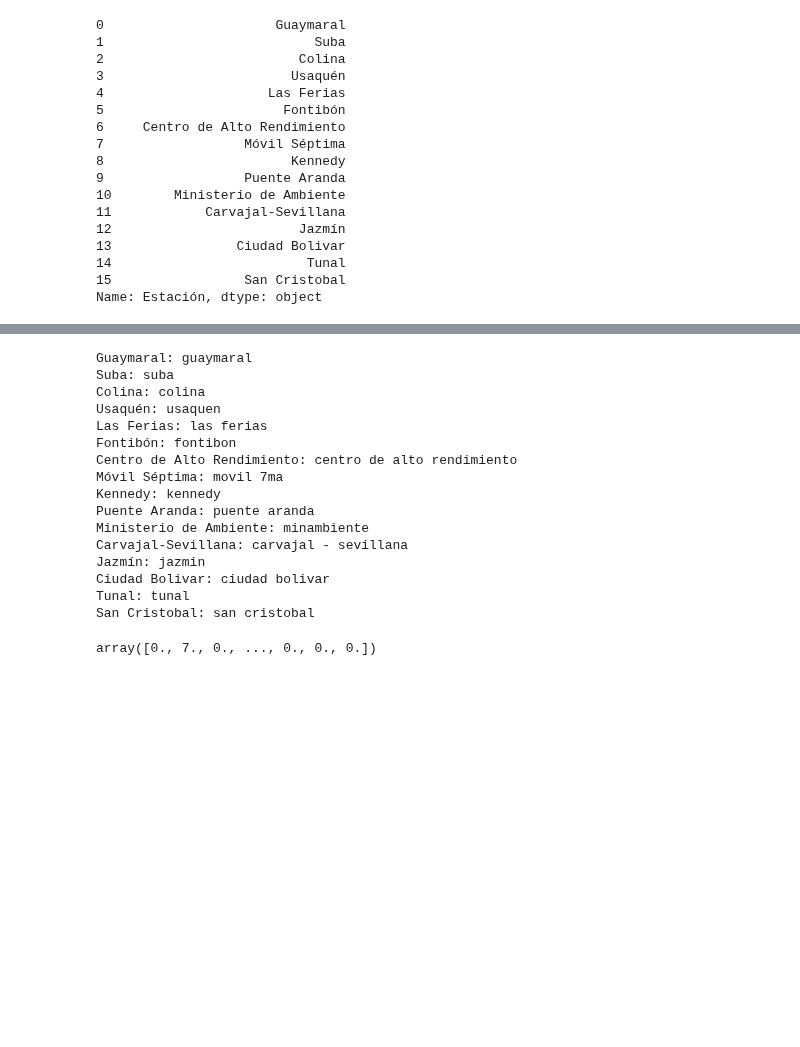
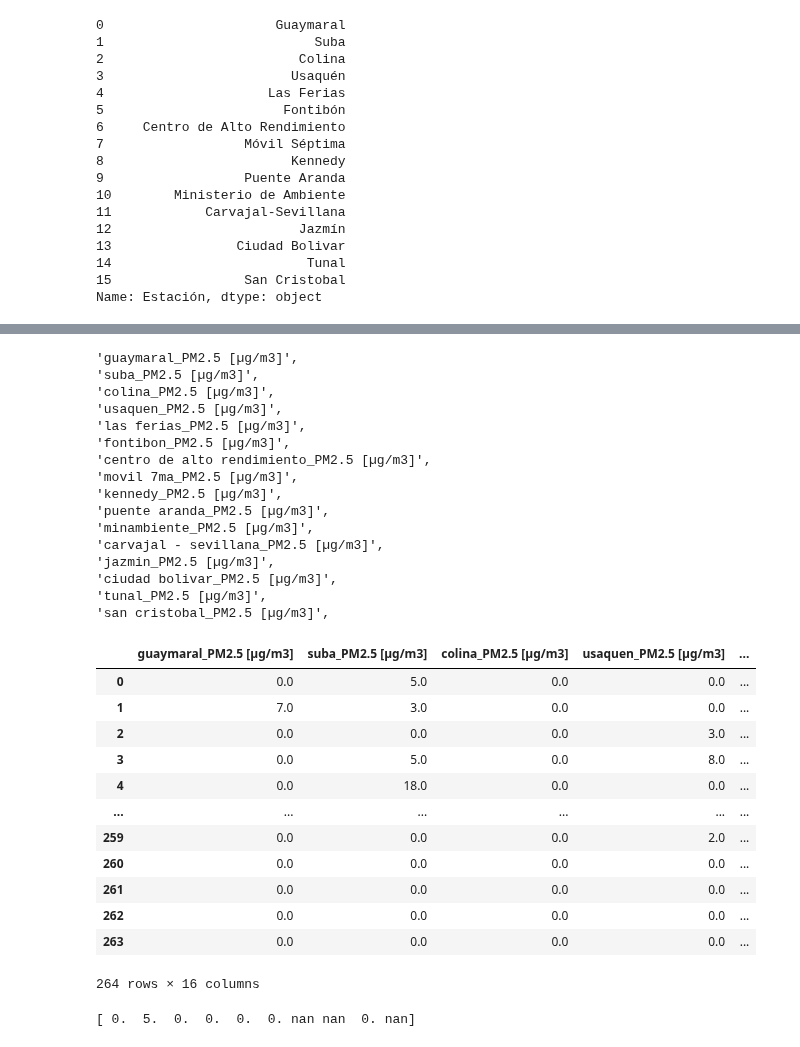
Before and after one commit to svargasro/Wildfire-Smoke-Spread-Over-Bogot-Workshops, a Jupyter notebook: Proyecto Final/Codigo/Analisis_de_Datos/Code/contaminacion_base.ipynb, the cells around one changed output, grey strips where cells are left out. Cells and saved outputs as stored; diff of their text form; code cells hidden in the pictures; blank space fills up the shorter version.

Commit message:
Reorganized PM data for convenience

```diff
--- a/Proyecto Final/Codigo/Analisis_de_Datos/Code/contaminacion_base.ipynb
+++ b/Proyecto Final/Codigo/Analisis_de_Datos/Code/contaminacion_base.ipynb
@@ -137,21 +151,21 @@ resultados = [estaciones[estacion] for estacion in orden if estacion in estacion
 
 # Imprimir los resultados
 for estacion, valor in zip(orden, resultados):
-    print(f"{estacion}: {valor}")
+    print(f"'{valor}_PM2.5 [µg/m3]',")
 # %% [output]
-Guaymaral: guaymaral
-Suba: suba
-Colina: colina
-Usaquén: usaquen
-Las Ferias: las ferias
-Fontibón: fontibon
-Centro de Alto Rendimiento: centro de alto rendimiento
-Móvil Séptima: movil 7ma
-Kennedy: kennedy
-Puente Aranda: puente aranda
-Ministerio de Ambiente: minambiente
-Carvajal-Sevillana: carvajal - sevillana
-Jazmín: jazmin
-Ciudad Bolivar: ciudad bolivar
-Tunal: tunal
-San Cristobal: san cristobal
+'guaymaral_PM2.5 [µg/m3]',
+'suba_PM2.5 [µg/m3]',
+'colina_PM2.5 [µg/m3]',
+'usaquen_PM2.5 [µg/m3]',
+'las ferias_PM2.5 [µg/m3]',
+'fontibon_PM2.5 [µg/m3]',
+'centro de alto rendimiento_PM2.5 [µg/m3]',
+'movil 7ma_PM2.5 [µg/m3]',
+'kennedy_PM2.5 [µg/m3]',
+'puente aranda_PM2.5 [µg/m3]',
+'minambiente_PM2.5 [µg/m3]',
+'carvajal - sevillana_PM2.5 [µg/m3]',
+'jazmin_PM2.5 [µg/m3]',
+'ciudad bolivar_PM2.5 [µg/m3]',
+'tunal_PM2.5 [µg/m3]',
+'san cristobal_PM2.5 [µg/m3]',
@@ -160 +172,40 @@ cont_base2 = cont_base[['Estación', 'x_cell', 'y_cell']]
+# %%
+cont_base2 = cont_base[['guaymaral_PM2.5 [µg/m3]',
+'suba_PM2.5 [µg/m3]',
+'colina_PM2.5 [µg/m3]',
+'usaquen_PM2.5 [µg/m3]',
+'las ferias_PM2.5 [µg/m3]',
+'fontibon_PM2.5 [µg/m3]',
+'centro de alto rendimiento_PM2.5 [µg/m3]',
+'movil 7ma_PM2.5 [µg/m3]',
+'kennedy_PM2.5 [µg/m3]',
+'puente aranda_PM2.5 [µg/m3]',
+'minambiente_PM2.5 [µg/m3]',
+'carvajal - sevillana_PM2.5 [µg/m3]',
+'jazmin_PM2.5 [µg/m3]',
+'ciudad bolivar_PM2.5 [µg/m3]',
+'tunal_PM2.5 [µg/m3]',
+'san cristobal_PM2.5 [µg/m3]']]
+# %%
+cont_base2
+# %% [output]
+|  | guaymaral_PM2.5 [µg/m3] | suba_PM2.5 [µg/m3] | colina_PM2.5 [µg/m3] | usaquen_PM2.5 [µg/m3] | ... |
+| 0 | 0.0 | 5.0 | 0.0 | 0.0 | ... |
+| 1 | 7.0 | 3.0 | 0.0 | 0.0 | ... |
+| 2 | 0.0 | 0.0 | 0.0 | 3.0 | ... |
+| 3 | 0.0 | 5.0 | 0.0 | 8.0 | ... |
+| 4 | 0.0 | 18.0 | 0.0 | 0.0 | ... |
+| ... | ... | ... | ... | ... | ... |
+| 259 | 0.0 | 0.0 | 0.0 | 2.0 | ... |
+| 260 | 0.0 | 0.0 | 0.0 | 0.0 | ... |
+| 261 | 0.0 | 0.0 | 0.0 | 0.0 | ... |
+| 262 | 0.0 | 0.0 | 0.0 | 0.0 | ... |
+| 263 | 0.0 | 0.0 | 0.0 | 0.0 | ... |
+264 rows × 16 columns
+# %%
+result_array = np.ravel(cont_base2.values).flatten()
+print(result_array[:10])
+np.savetxt("../Data/PM_base.csv", result_array, delimiter=",")
+# %% [output]
+[ 0.  5.  0.  0.  0.  0. nan nan  0. nan]
 # %%
@@ -177,4 +227,0 @@ pd.DataFrame([PM_base]).to_csv("../Data/PM_base.csv", index=False, header=False)
-# %%
-PM_base
-# %% [output]
-array([0., 7., 0., ..., 0., 0., 0.])
```
Also changed, not shown: parts of 3 cells of this notebook, 1 other file.
